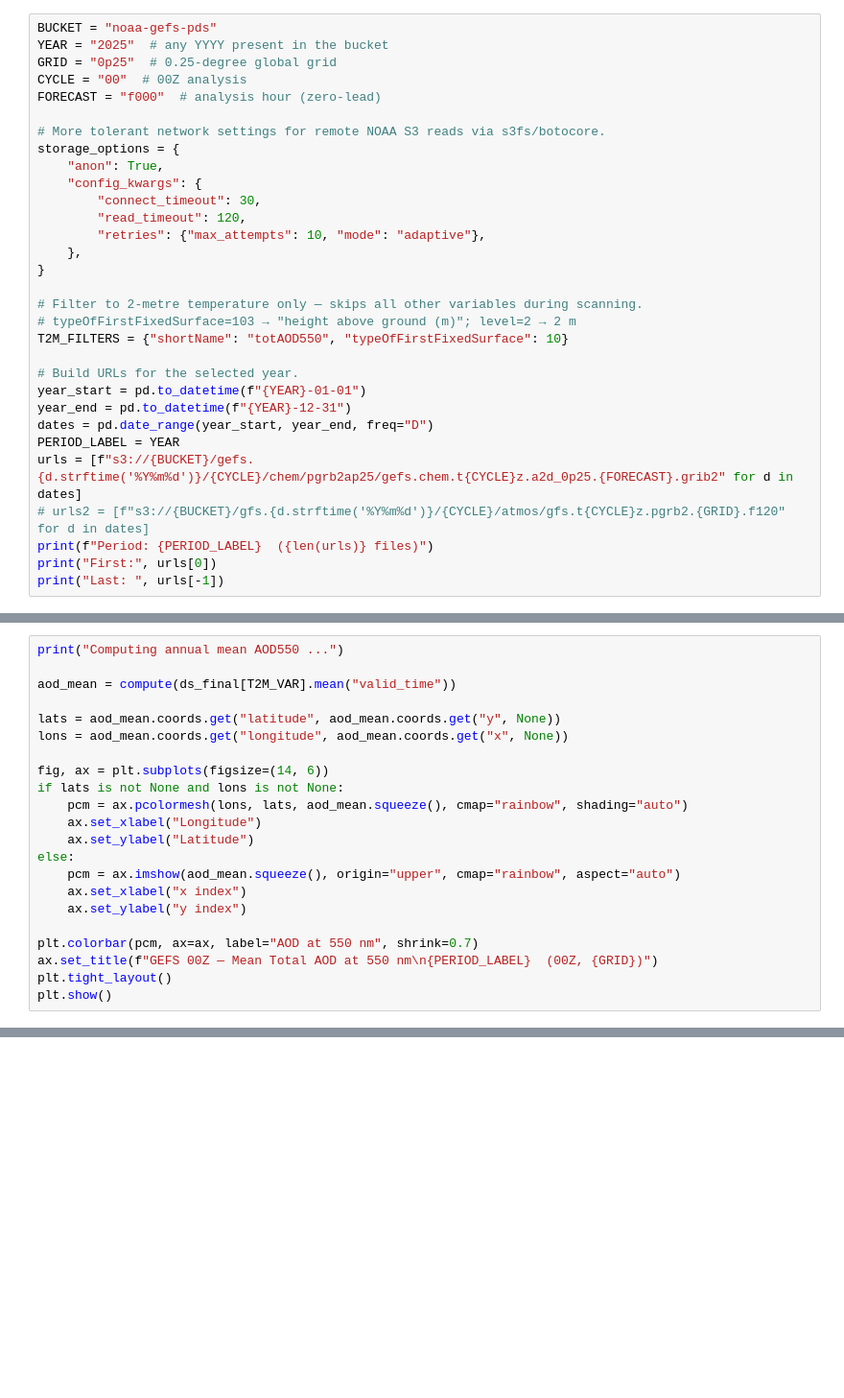
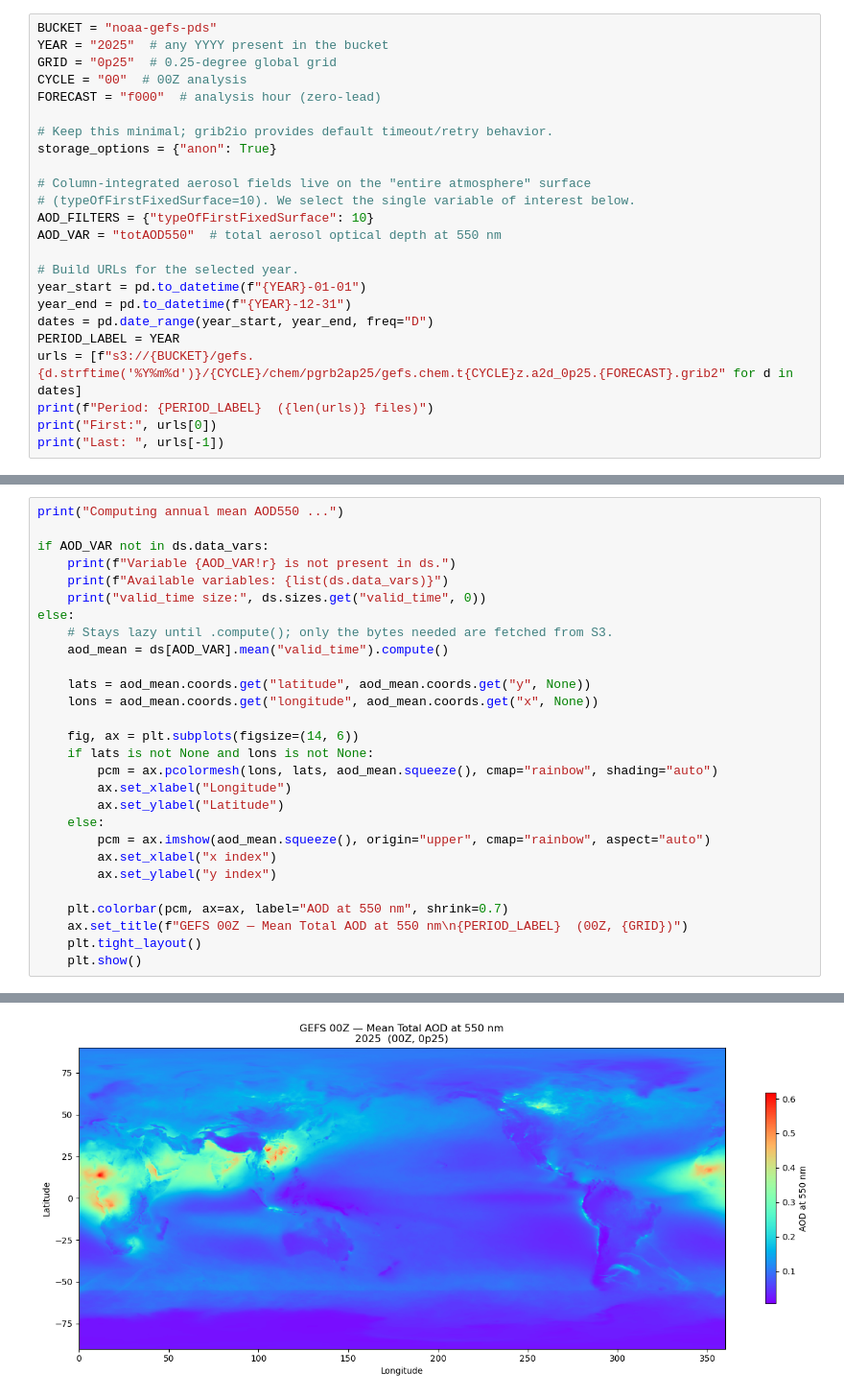
Before and after one commit to NOAA-MDL/grib2io, a Jupyter notebook: demos/gefs_aero_aod550.ipynb, the cells around one changed output, grey strips where cells are left out. Shown at 96% size. Drawn from its saved outputs; the diff is of its cells as text; blank space fills up the shorter version.

```diff
--- a/demos/gefs_aero_aod550.ipynb
+++ b/demos/gefs_aero_aod550.ipynb
@@ -81,19 +44,13 @@ GRID = "0p25"  # 0.25-degree global grid
 CYCLE = "00"  # 00Z analysis
 FORECAST = "f000"  # analysis hour (zero-lead)
 
-# More tolerant network settings for remote NOAA S3 reads via s3fs/botocore.
-storage_options = {
-    "anon": True,
-    "config_kwargs": {
-        "connect_timeout": 30,
-        "read_timeout": 120,
-        "retries": {"max_attempts": 10, "mode": "adaptive"},
-    },
-}
+# Keep this minimal; grib2io provides default timeout/retry behavior.
+storage_options = {"anon": True}
 
-# Filter to 2-metre temperature only — skips all other variables during scanning.
-# typeOfFirstFixedSurface=103 → "height above ground (m)"; level=2 → 2 m
-T2M_FILTERS = {"shortName": "totAOD550", "typeOfFirstFixedSurface": 10}
+# Column-integrated aerosol fields live on the "entire atmosphere" surface
+# (typeOfFirstFixedSurface=10). We select the single variable of interest below.
+AOD_FILTERS = {"typeOfFirstFixedSurface": 10}
+AOD_VAR = "totAOD550"  # total aerosol optical depth at 550 nm
 
 # Build URLs for the selected year.
 year_start = pd.to_datetime(f"{YEAR}-01-01")
@@ -101,7 +58,6 @@ year_end = pd.to_datetime(f"{YEAR}-12-31")
 dates = pd.date_range(year_start, year_end, freq="D")
 PERIOD_LABEL = YEAR
 urls = [f"s3://{BUCKET}/gefs.{d.strftime('%Y%m%d')}/{CYCLE}/chem/pgrb2ap25/gefs.chem.t{CYCLE}z.a2d_0p25.{FORECAST}.grib2" for d in dates]
-# urls2 = [f"s3://{BUCKET}/gfs.{d.strftime('%Y%m%d')}/{CYCLE}/atmos/gfs.t{CYCLE}z.pgrb2.{GRID}.f120" for d in dates]
 print(f"Period: {PERIOD_LABEL}  ({len(urls)} files)")
 print("First:", urls[0])
 print("Last: ", urls[-1])
@@ -137,22 +157,29 @@ print(f"Loaded {ds_final.sizes.get('valid_time', 0)} valid_time values in {elaps
 # %%
 print("Computing annual mean AOD550 ...")
 
-aod_mean = compute(ds_final[T2M_VAR].mean("valid_time"))
+if AOD_VAR not in ds.data_vars:
+    print(f"Variable {AOD_VAR!r} is not present in ds.")
+    print(f"Available variables: {list(ds.data_vars)}")
+    print("valid_time size:", ds.sizes.get("valid_time", 0))
+else:
+    # Stays lazy until .compute(); only the bytes needed are fetched from S3.
+    aod_mean = ds[AOD_VAR].mean("valid_time").compute()
 
-lats = aod_mean.coords.get("latitude", aod_mean.coords.get("y", None))
-lons = aod_mean.coords.get("longitude", aod_mean.coords.get("x", None))
+    lats = aod_mean.coords.get("latitude", aod_mean.coords.get("y", None))
+    lons = aod_mean.coords.get("longitude", aod_mean.coords.get("x", None))
 
-fig, ax = plt.subplots(figsize=(14, 6))
-if lats is not None and lons is not None:
-    pcm = ax.pcolormesh(lons, lats, aod_mean.squeeze(), cmap="rainbow", shading="auto")
-    ax.set_xlabel("Longitude")
-    ax.set_ylabel("Latitude")
-else:
-    pcm = ax.imshow(aod_mean.squeeze(), origin="upper", cmap="rainbow", aspect="auto")
-    ax.set_xlabel("x index")
-    ax.set_ylabel("y index")
+    fig, ax = plt.subplots(figsize=(14, 6))
+    if lats is not None and lons is not None:
+        pcm = ax.pcolormesh(lons, lats, aod_mean.squeeze(), cmap="rainbow", shading="auto")
+        ax.set_xlabel("Longitude")
+        ax.set_ylabel("Latitude")
+    else:
+        pcm = ax.imshow(aod_mean.squeeze(), origin="upper", cmap="rainbow", aspect="auto")
+        ax.set_xlabel("x index")
+        ax.set_ylabel("y index")
 
-plt.colorbar(pcm, ax=ax, label="AOD at 550 nm", shrink=0.7)
-ax.set_title(f"GEFS 00Z — Mean Total AOD at 550 nm\n{PERIOD_LABEL}  (00Z, {GRID})")
-plt.tight_layout()
-plt.show()
+    plt.colorbar(pcm, ax=ax, label="AOD at 550 nm", shrink=0.7)
+    ax.set_title(f"GEFS 00Z — Mean Total AOD at 550 nm\n{PERIOD_LABEL}  (00Z, {GRID})")
+    plt.tight_layout()
+    plt.show()
+# %% [output]
@@ -158,0 +187 @@ plt.show()
+[figure, added]
```
Also changed, not shown: parts of 8 cells of this notebook, 12 other files.
